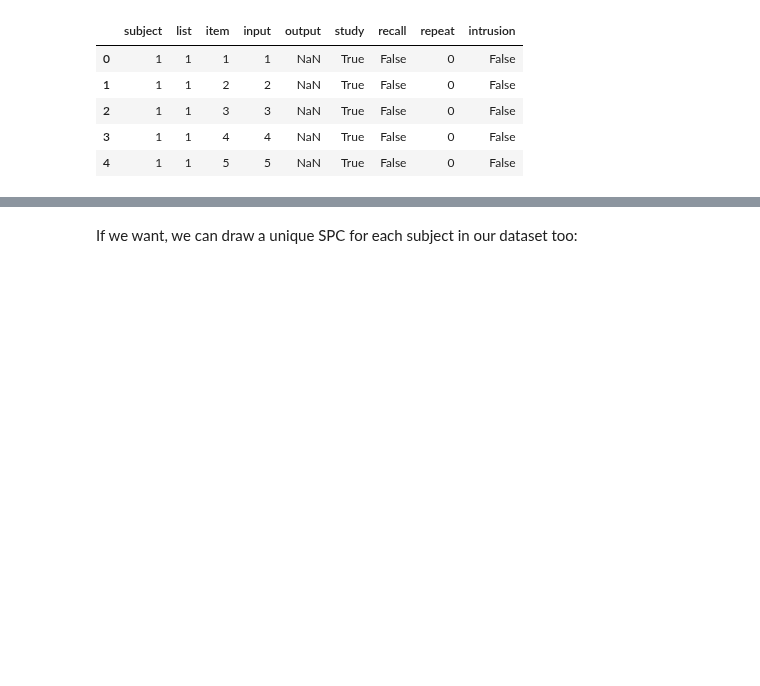
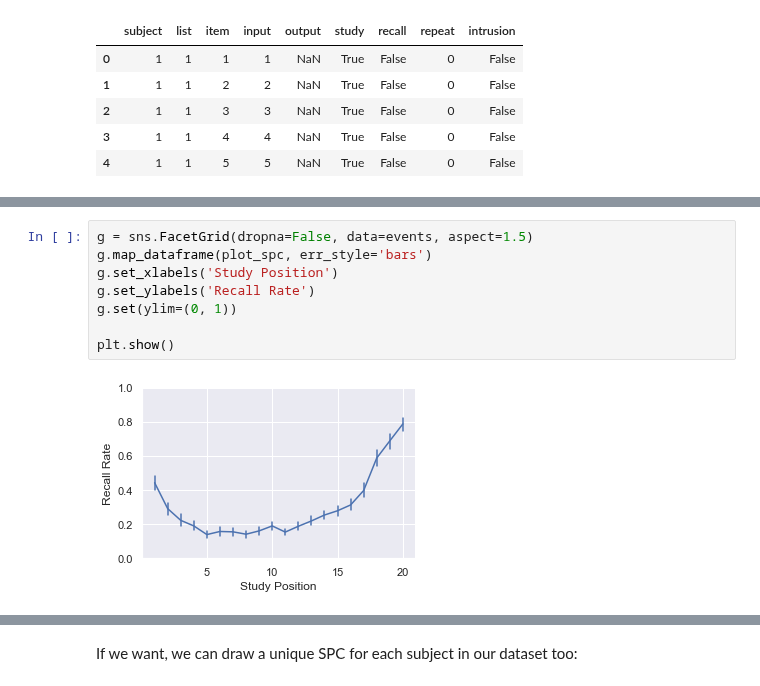
Before and after one commit to githubpsyche/compmemlearn, a Jupyter notebook: library/analyses/Benchmark_Recall_Phenomena.ipynb, the cells around one changed output, grey strips where cells are left out. Cells and saved outputs as stored; diff of their text form; blank space fills up the shorter version.

```diff
--- a/library/analyses/Benchmark_Recall_Phenomena.ipynb
+++ b/library/analyses/Benchmark_Recall_Phenomena.ipynb
@@ -47 +57,11 @@ spc.head()
+# %%
+g = sns.FacetGrid(dropna=False, data=events, aspect=1.5)
+g.map_dataframe(plot_spc, err_style='bars')
+g.set_xlabels('Study Position')
+g.set_ylabels('Recall Rate')
+g.set(ylim=(0, 1))
+
+plt.show()
+# %% [output]
+[figure, added]
 # %%
```
Also changed, not shown: parts of 23 cells of this notebook, 17 other files.
